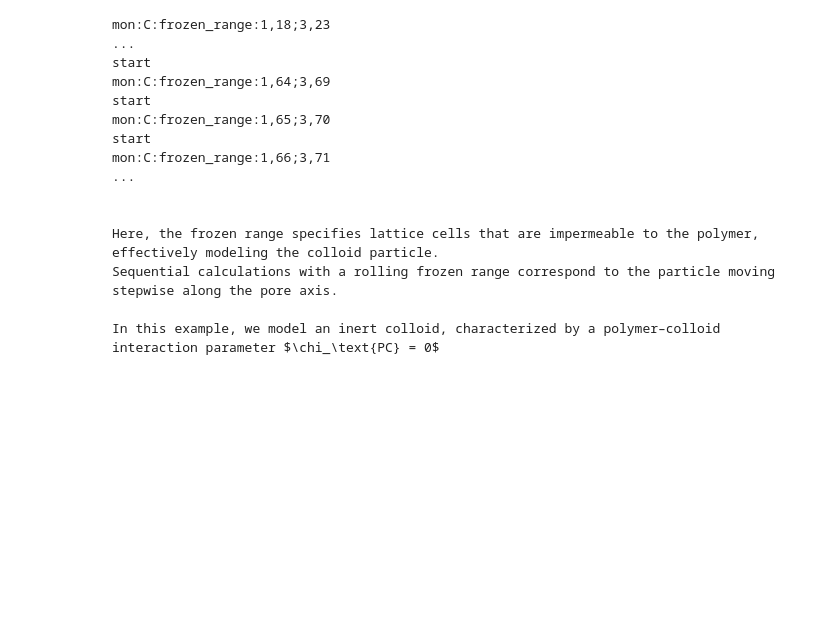
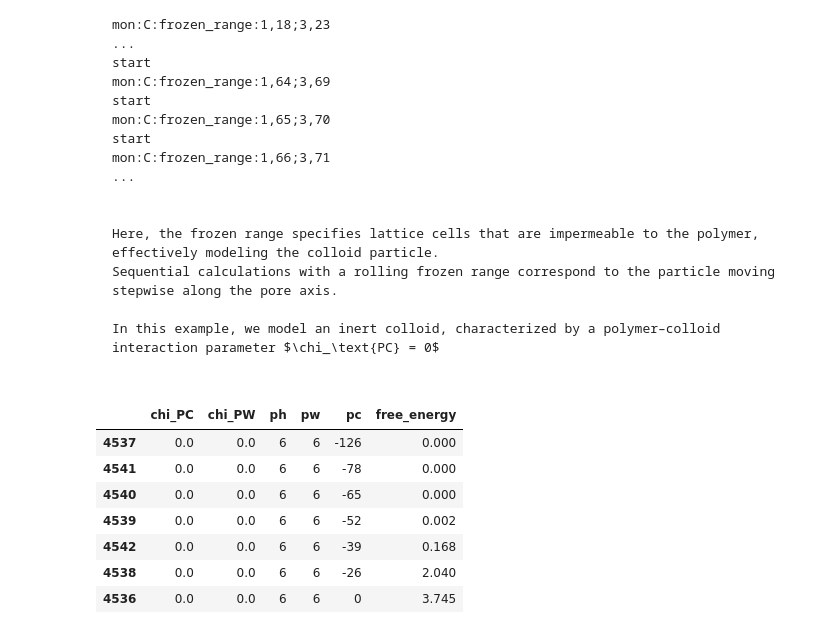
Before and after one commit to miklakt/diffusion_polymer_mesopores, a Jupyter notebook: main.ipynb, the cells around one changed output. Drawn from its saved outputs; the diff is of its cells as text; code cells hidden in the pictures; blank space fills up the shorter version.

```diff
--- a/main.ipynb
+++ b/main.ipynb
@@ -136,3 +136,18 @@ Sequential calculations with a rolling frozen range correspond to the particle m
 In this example, we model an inert colloid, characterized by a polymer–colloid interaction parameter $\chi_\text{PC} = 0$
 # %%
 # Here will be disturbed volume fraction profiles plotted
+# %%
+#temporary here until the data is not recomputed with namics
+computed_in_main = pd.read_pickle("reference_table.pkl")
+conds = dict(N=300, chi_PC=0, chi_PS=0.6, r=26, s=52, sigma = 0.02, ph=6, pw = 6)
+insertion_free_energy_data = computed_in_main[computed_in_main[list(conds)].eq(pd.Series(conds)).all(axis=1)][["chi_PC", "chi_PW", "ph", "pw", "pc", "free_energy"]].sort_values(by = "pc")
+insertion_free_energy_data
+# %% [output]
+|  | chi_PC | chi_PW | ph | pw | pc | free_energy |
+| 4537 | 0.0 | 0.0 | 6 | 6 | -126 | 0.000 |
+| 4541 | 0.0 | 0.0 | 6 | 6 | -78 | 0.000 |
+| 4540 | 0.0 | 0.0 | 6 | 6 | -65 | 0.000 |
+| 4539 | 0.0 | 0.0 | 6 | 6 | -52 | 0.002 |
+| 4542 | 0.0 | 0.0 | 6 | 6 | -39 | 0.168 |
+| 4538 | 0.0 | 0.0 | 6 | 6 | -26 | 2.040 |
+| 4536 | 0.0 | 0.0 | 6 | 6 | 0 | 3.745 |
```
Also changed, not shown: parts of 5 cells of this notebook.
